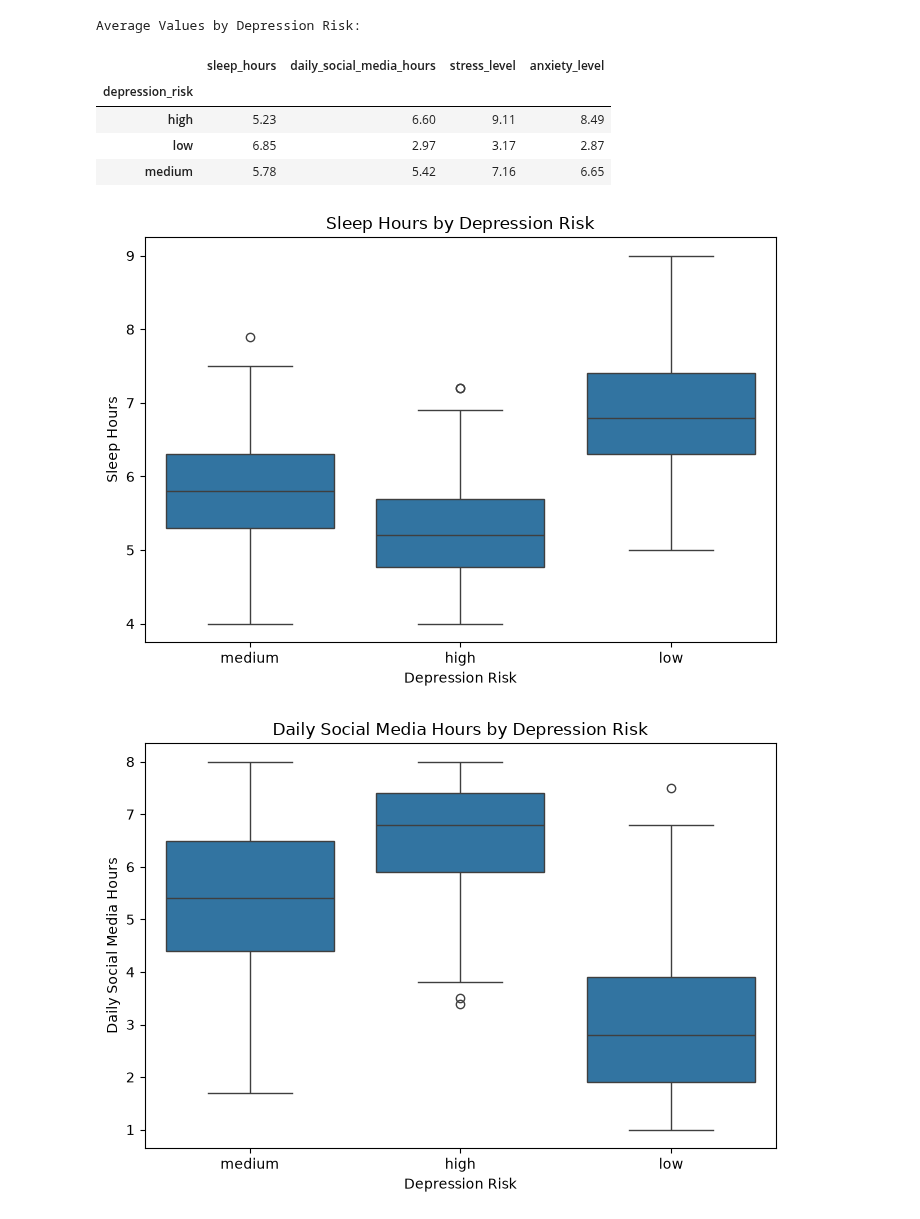
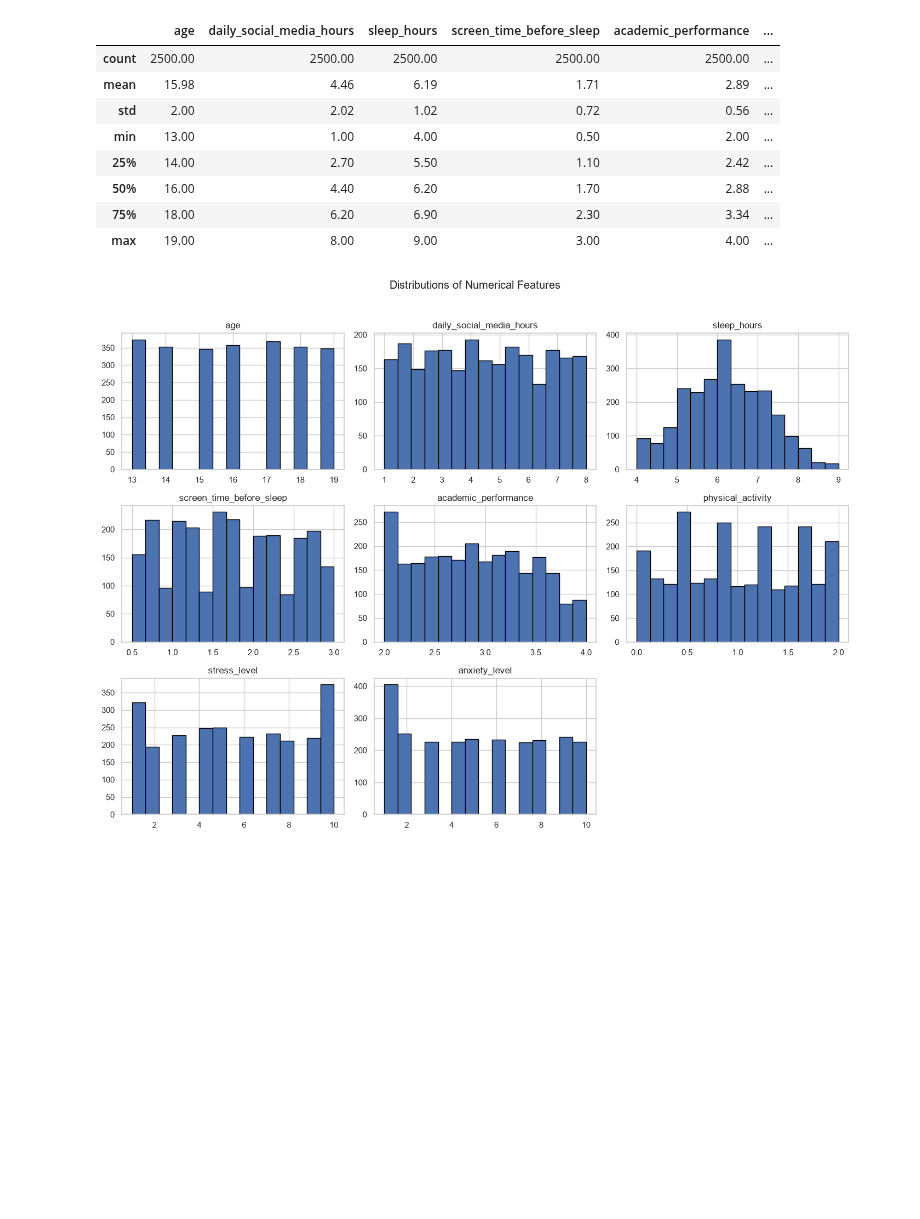
Before and after one commit to Sdra-Awameh/SocialMedia_Impact_on_Mental-Health_Project, a Jupyter notebook: EDA.ipynb, the cells around one changed output. Cells and saved outputs as stored; diff of their text form; code cells hidden in the pictures; blank space fills up the shorter version.

```diff
--- a/EDA.ipynb
+++ b/EDA.ipynb
@@ -8,15 +3,11 @@ The objective of this analysis is to explore the Teen Mental Health dataset, und
 # %%
-
 import pandas as pd
 import matplotlib.pyplot as plt
 import seaborn as sns
 
-# Load the cleaned dataset
+sns.set_theme(style="whitegrid")
+pd.set_option("display.max_columns", None)
+
 df = pd.read_csv("Teen_Mental_Health_Dataset.csv")
-
-# Display dataset dimensions
-print("Dataset shape:", df.shape)
-
-# Display the first five rows
-display(df.head())
+df.head()
 # %% [output]
@@ -134,35 +111,19 @@ plt.show()
 # %%
+numeric_columns = df.select_dtypes(include="number").columns.tolist()
+display(df[numeric_columns].describe().round(2))
 
-# Compare Numerical Features by Depression risk
-
-features_to_compare = [
-    "sleep_hours",
-    "daily_social_media_hours",
-    "stress_level",
-    "anxiety_level"
-]
-
-print("Average Values by Depression Risk:")
-display(
-    df.groupby("depression_risk")[features_to_compare]
-    .mean()
-    .round(2)
-)
-
-for column in features_to_compare:
-    plt.figure(figsize=(7, 5))
-    sns.boxplot(data=df, x="depression_risk", y=column)
-    plt.title(f"{column.replace('_', ' ').title()} by Depression Risk")
-    plt.xlabel("Depression Risk")
-    plt.ylabel(column.replace("_", " ").title())
-    plt.tight_layout()
-    plt.show()
+df[numeric_columns].hist(figsize=(14, 10), bins=15, edgecolor="black")
+plt.suptitle("Distributions of Numerical Features", y=1.02)
+plt.tight_layout()
+plt.show()
 # %% [output]
-Average Values by Depression Risk:
-|  | sleep_hours | daily_social_media_hours | stress_level | anxiety_level |
-| depression_risk |  |  |  |  |
-| high | 5.23 | 6.60 | 9.11 | 8.49 |
-| low | 6.85 | 2.97 | 3.17 | 2.87 |
-| medium | 5.78 | 5.42 | 7.16 | 6.65 |
+|  | age | daily_social_media_hours | sleep_hours | screen_time_before_sleep | academic_performance | ... |
+| count | 2500.00 | 2500.00 | 2500.00 | 2500.00 | 2500.00 | ... |
+| mean | 15.98 | 4.46 | 6.19 | 1.71 | 2.89 | ... |
+| std | 2.00 | 2.02 | 1.02 | 0.72 | 0.56 | ... |
+| min | 13.00 | 1.00 | 4.00 | 0.50 | 2.00 | ... |
+| 25% | 14.00 | 2.70 | 5.50 | 1.10 | 2.42 | ... |
+| 50% | 16.00 | 4.40 | 6.20 | 1.70 | 2.88 | ... |
+| 75% | 18.00 | 6.20 | 6.90 | 2.30 | 3.34 | ... |
+| max | 19.00 | 8.00 | 9.00 | 3.00 | 4.00 | ... |
-[figure, old version]
+[figure, new version]
-[figure, removed]
```
Also changed, not shown: parts of 68 cells of this notebook.
